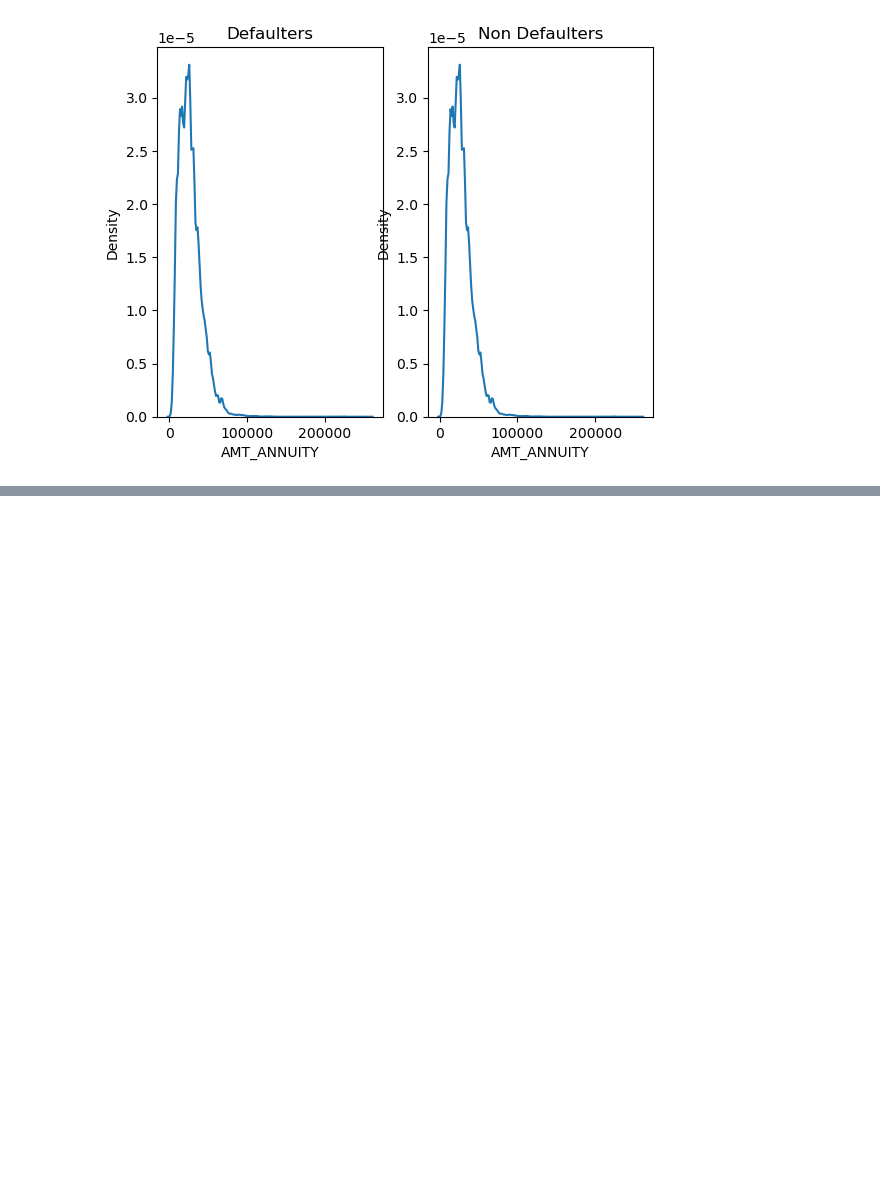
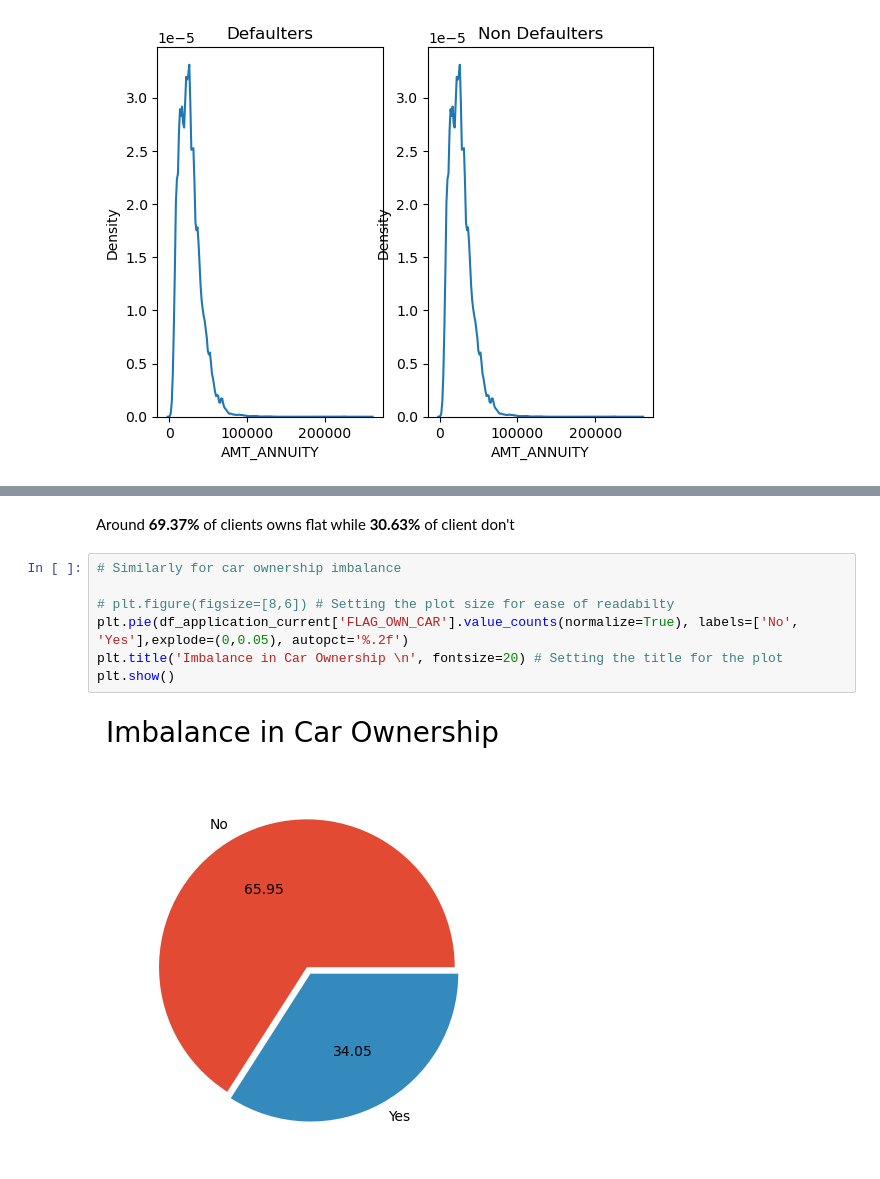
Before and after one commit to PrakNew/UpGrad, a Jupyter notebook: Credit EDA Case Study/credit-eda-case-study.ipynb, the cells around one changed output, grey strips where cells are left out. Drawn from its saved outputs; the diff is of its cells as text; blank space fills up the shorter version.

```diff
--- a/Credit EDA Case Study/credit-eda-case-study.ipynb
+++ b/Credit EDA Case Study/credit-eda-case-study.ipynb
@@ -528,0 +556,11 @@ sns.distplot(df_application_current['AMT_ANNUITY'],hist=False)
+# %% [markdown]
+Around **69.37%** of clients owns flat while **30.63%** of client don't
+# %%
+# Similarly for car ownership imbalance
+
+# plt.figure(figsize=[8,6]) # Setting the plot size for ease of readabilty
+plt.pie(df_application_current['FLAG_OWN_CAR'].value_counts(normalize=True), labels=['No', 'Yes'],explode=(0,0.05), autopct='%.2f')
+plt.title('Imbalance in Car Ownership \n', fontsize=20) # Setting the title for the plot
+plt.show()
+# %% [output]
+[figure, added]
```
Also changed, not shown: parts of 19 cells of this notebook.
